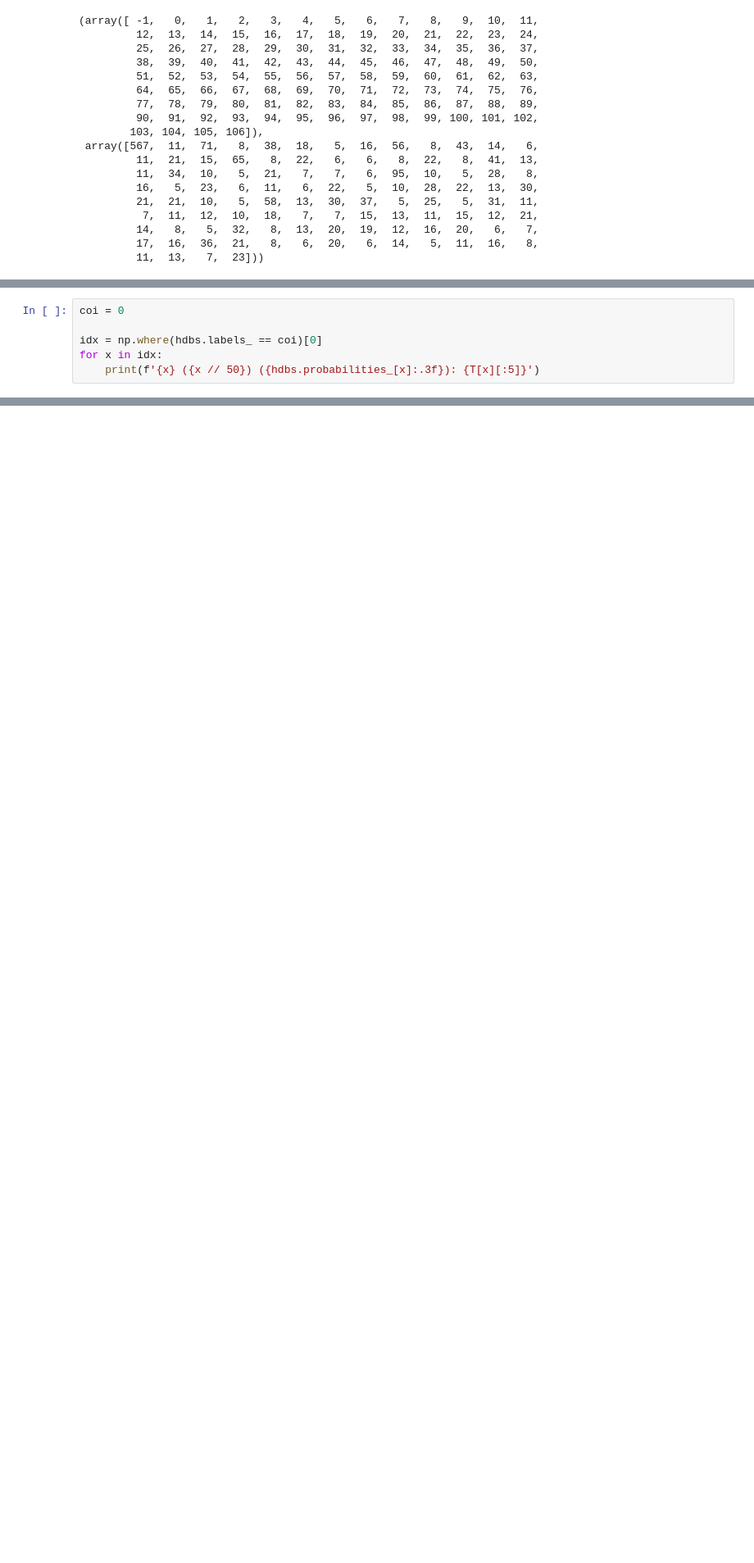
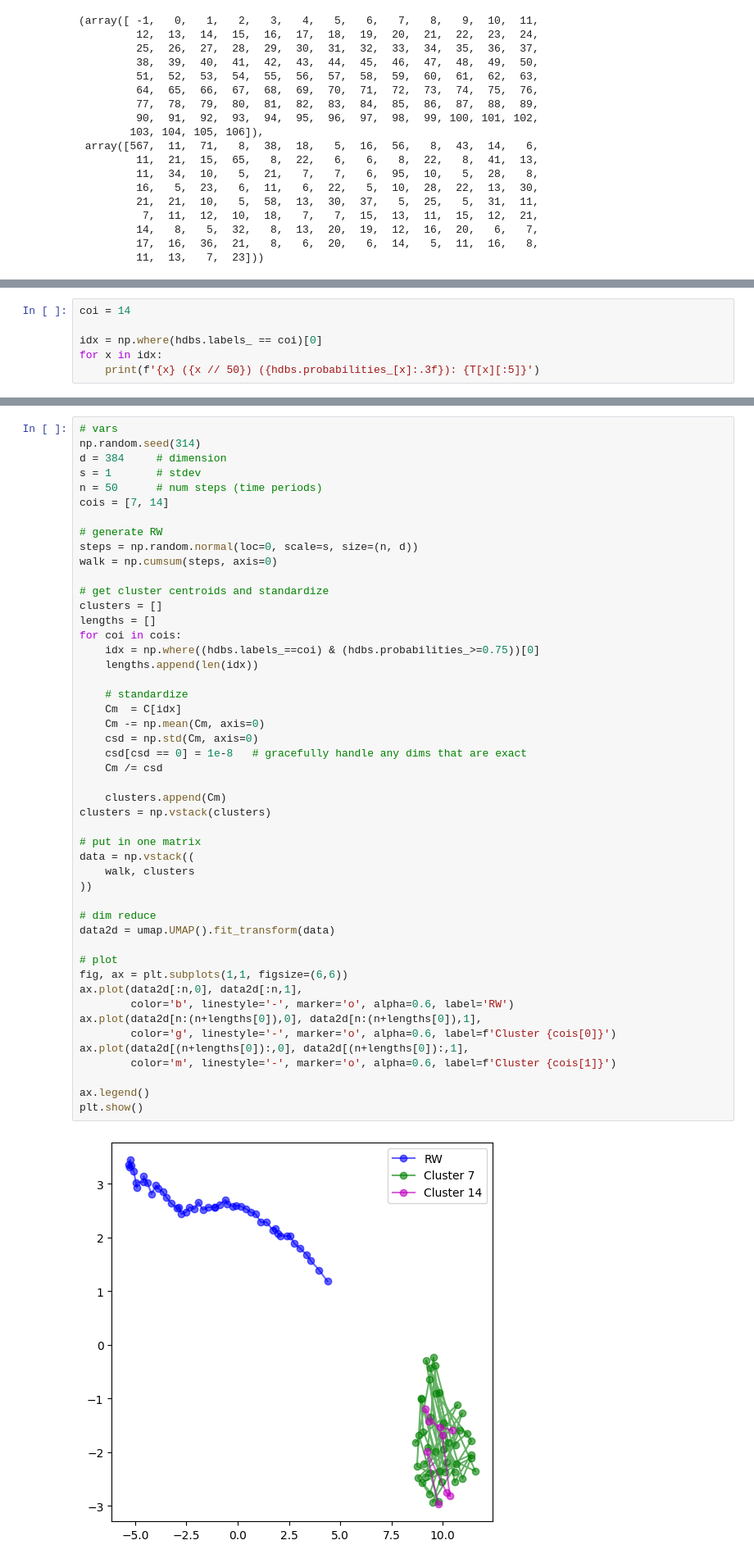
Before and after one commit to stmorse/dtm, a Jupyter notebook: notebooks/sandbox.ipynb, the cells around one changed output, grey strips where cells are left out. Shown at 82% size. Drawn from its saved outputs; the diff is of its cells as text; blank space fills up the shorter version.

```diff
--- a/notebooks/sandbox.ipynb
+++ b/notebooks/sandbox.ipynb
@@ -271,7 +271,7 @@ plt.show()
 # %% [output]
 [figure]
 # %%
-coi = 0
+coi = 14
 
 idx = np.where(hdbs.labels_ == coi)[0]
 for x in idx:
@@ -291,3 +301,53 @@ for x in idx:
+# %%
+# vars
+np.random.seed(314)
+d = 384     # dimension
+s = 1       # stdev
+n = 50      # num steps (time periods)
+cois = [7, 14]
+
+# generate RW
+steps = np.random.normal(loc=0, scale=s, size=(n, d))
+walk = np.cumsum(steps, axis=0)
+
+# get cluster centroids and standardize
+clusters = []
+lengths = []
+for coi in cois:
+    idx = np.where((hdbs.labels_==coi) & (hdbs.probabilities_>=0.75))[0]
+    lengths.append(len(idx))
+
+    # standardize
+    Cm  = C[idx]
+    Cm -= np.mean(Cm, axis=0)
+    csd = np.std(Cm, axis=0)
+    csd[csd == 0] = 1e-8   # gracefully handle any dims that are exact
+    Cm /= csd
+
+    clusters.append(Cm)
+clusters = np.vstack(clusters)
+
+# put in one matrix
+data = np.vstack((
+    walk, clusters
+))
+
+# dim reduce
+data2d = umap.UMAP().fit_transform(data)
+
+# plot
+fig, ax = plt.subplots(1,1, figsize=(6,6))
+ax.plot(data2d[:n,0], data2d[:n,1],
+        color='b', linestyle='-', marker='o', alpha=0.6, label='RW')
+ax.plot(data2d[n:(n+lengths[0]),0], data2d[n:(n+lengths[0]),1],
+        color='g', linestyle='-', marker='o', alpha=0.6, label=f'Cluster {cois[0]}')
+ax.plot(data2d[(n+lengths[0]):,0], data2d[(n+lengths[0]):,1],
+        color='m', linestyle='-', marker='o', alpha=0.6, label=f'Cluster {cois[1]}')
+
+ax.legend()
+plt.show()
+# %% [output]
+[figure, added]
 # %% [markdown]
 # visualize cluster trajectory
 # %%
```
Also changed, not shown: parts of 3 cells of this notebook.
